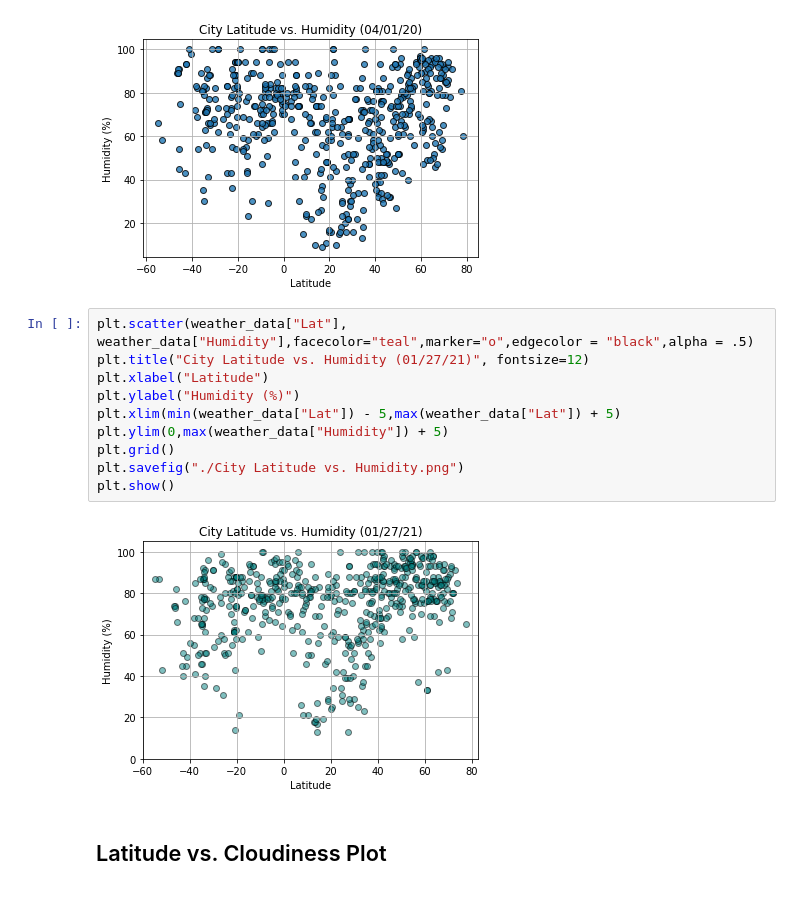
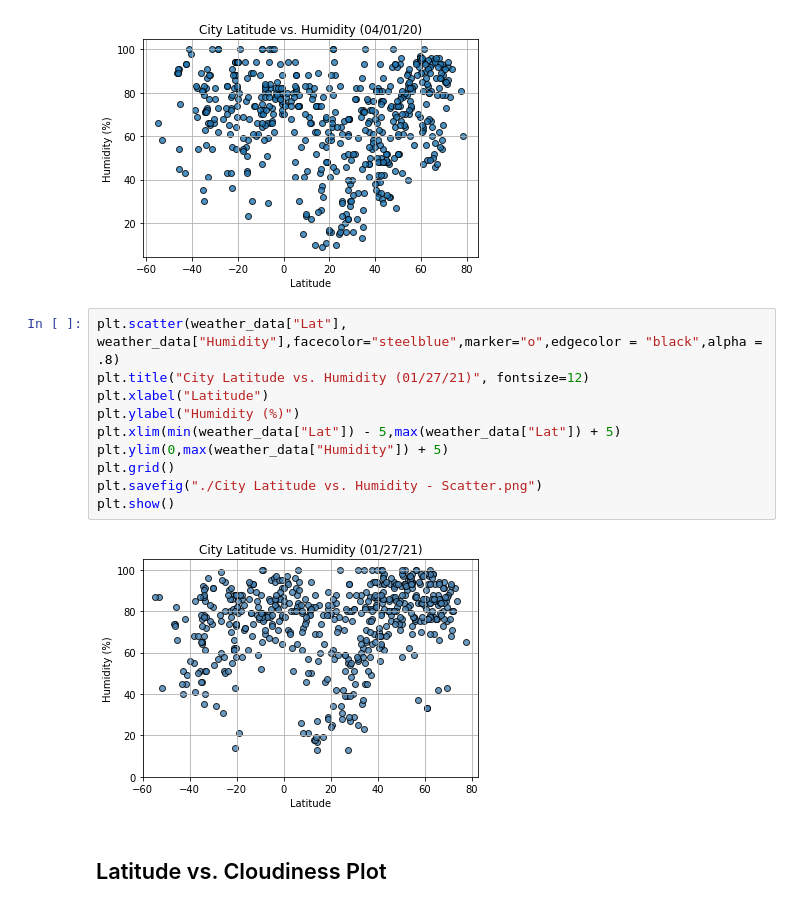
Before and after one commit to priyamittal96/python-api-challenge, a Jupyter notebook: WeatherPy/WeatherPy.ipynb, the cells around one changed output. Cells and saved outputs as stored; diff of their text form.

```diff
--- a/WeatherPy/WeatherPy.ipynb
+++ b/WeatherPy/WeatherPy.ipynb
@@ -262,17 +262,17 @@ plt.show()
 # %% [output]
 [figure]
 # %%
-plt.scatter(weather_data["Lat"], weather_data["Humidity"],facecolor="teal",marker="o",edgecolor = "black",alpha = .5)
+plt.scatter(weather_data["Lat"], weather_data["Humidity"],facecolor="steelblue",marker="o",edgecolor = "black",alpha = .8)
 plt.title("City Latitude vs. Humidity (01/27/21)", fontsize=12)
 plt.xlabel("Latitude")
 plt.ylabel("Humidity (%)")
 plt.xlim(min(weather_data["Lat"]) - 5,max(weather_data["Lat"]) + 5)
 plt.ylim(0,max(weather_data["Humidity"]) + 5)
 plt.grid()
-plt.savefig("./City Latitude vs. Humidity.png")
+plt.savefig("./City Latitude vs. Humidity - Scatter.png")
 plt.show()
 # %% [output]
-[figure, old version]
+[figure, new version]
 # %% [markdown]
 ## Latitude vs. Cloudiness Plot
 # %%
```
Also changed, not shown: parts of 6 cells of this notebook, 6 other files.
